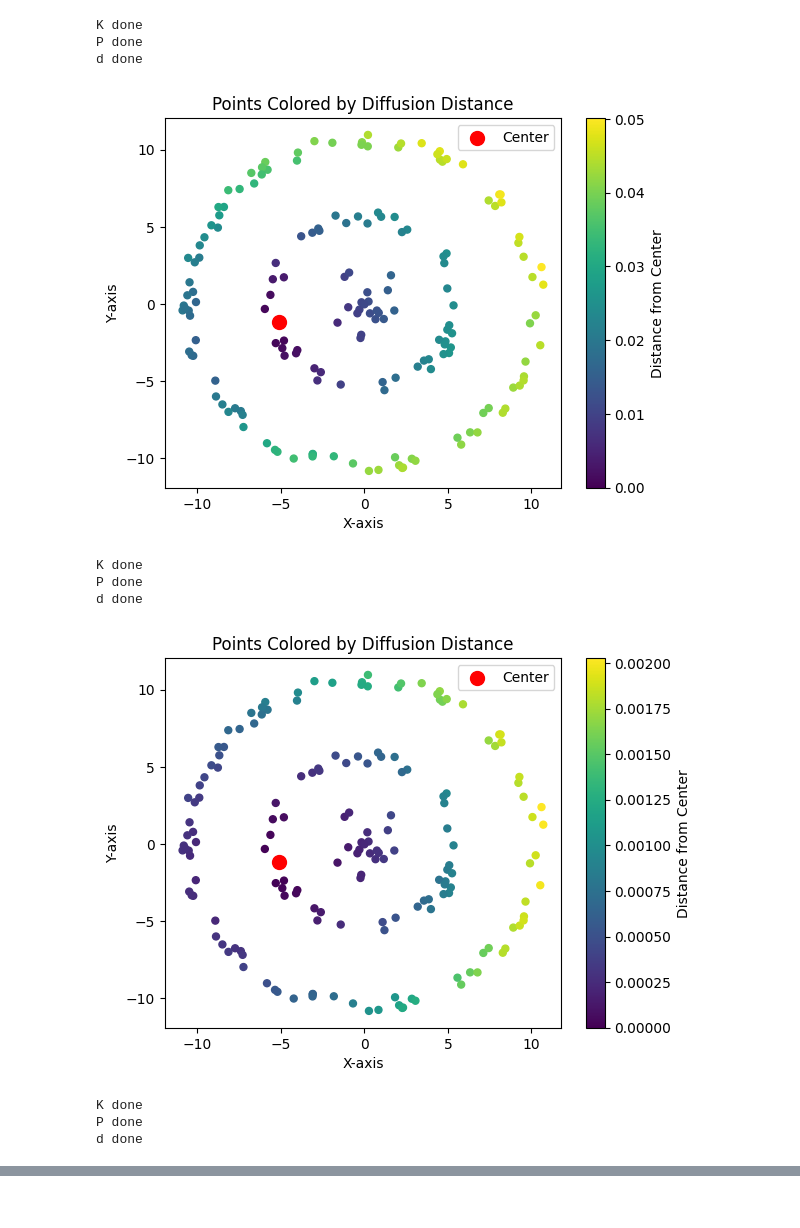
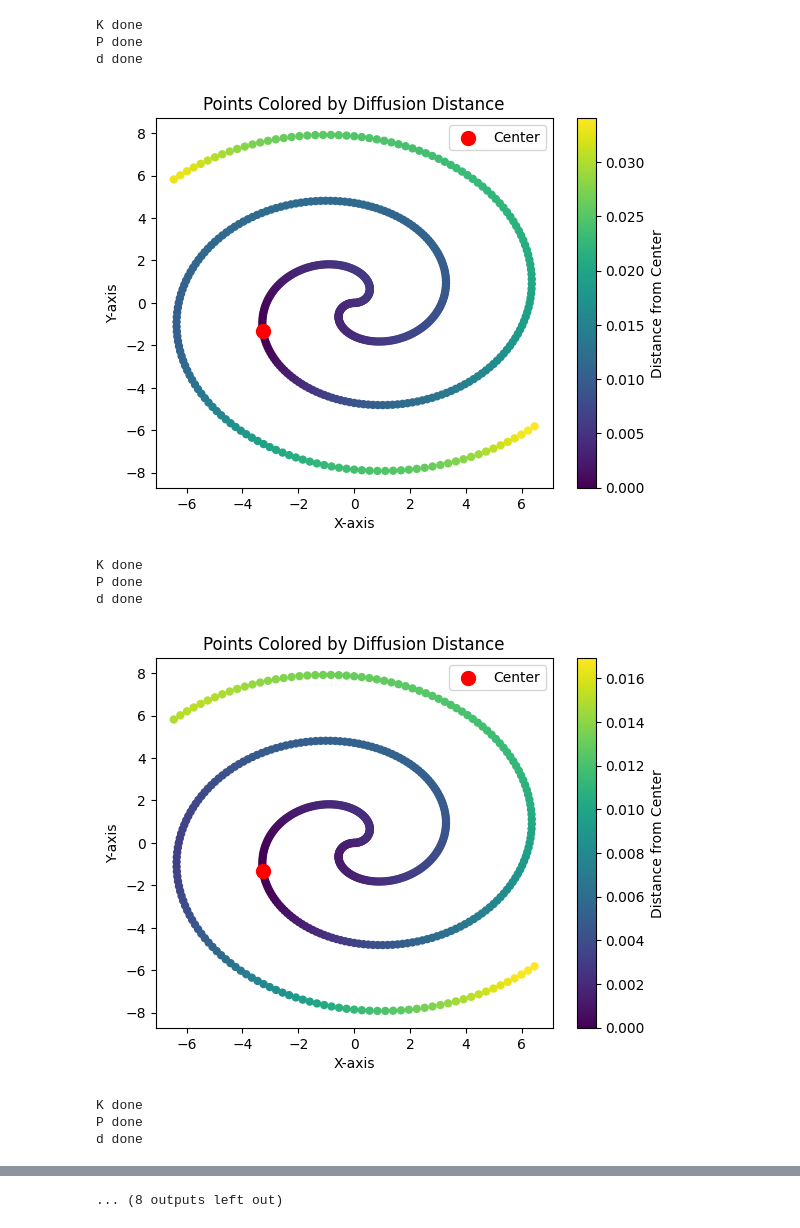
Before and after one commit to Super-eg/Manifold-Learning, a Jupyter notebook: main.ipynb, the cells around one changed output, grey strips where cells are left out. Cells and saved outputs as stored; diff of their text form; code cells hidden in the pictures.

```diff
--- a/main.ipynb
+++ b/main.ipynb
@@ -5,7 +9,7 @@ import numpy as np
 # Read datas
 
 unarr_datas = []
-with open('datas/circle3_sparse.txt', 'r') as in_file:
+with open('datas/spiral2.txt', 'r') as in_file:
     raw_datas = in_file.readlines()
     for line in raw_datas:
         points = list(map(float, line.split()))
@@ -60,0 +63,7 @@ def get_D(P):
+# %%
+K = get_K(datas, 2)
+D, Q= get_DnQ(K)
+P = get_P(K, 1)
+
+# Q is symmetric
+print(sum(transpose(Q) - Q))
@@ -61,16 +148,11 @@ def get_D(P):
 # %%
-# color with Diffusion Distance with array
+# Color with Diffusion Distance with array
+
 def get_d(P, index):
-    def compute_with_row(P, i, j):
-        sum = 0
-        for k in range(N):
-            sum += (P[i][k] - P[j][k]) ** 2
-        return sum
-
-    d = np.zeros(N)
+    D = np.zeros(N)
     for j in range(N):
-        d[j] = compute_with_row(P, index, j)
-    return np.array(d)
+        D[j] = sum( (P[index] - P[j]) ** 2)
+    return np.array(D)
 
 
 def show_diffusion_distance(d, index):
@@ -99,18 +181,31 @@ def show_diffusion_distance(d, index):
     plt.show()
 # %%
 def test(index, sigma, t):
-    K = get_K(datas, sigma=sigma, t=t)
+    K = get_K(datas, sigma)
     print('K done')
-    P = get_P(K)
+    P = get_P(K, t)
     print('P done')
     d = get_d(P, index)
     print('d done')
     show_diffusion_distance(d, index)
 
-INDEX, SIGMA = 21, [0.3, 3, 30, 300]
+def test0(index, t):
+    K = get_K0(datas)
+    print('K0 done')
+    P = get_P(K, t)
+    print('P done')
+    d = get_d(P, index)
+    print('d done')
+    show_diffusion_distance(d, index)
+
+INDEX, SIGMA = 101, [1, 2, 3, 4, 5, 6, 7, 8, 9]
 for s in SIGMA:
     test(INDEX, s, 1)
-test(24, 3, 1)
+
+# INDEX, T = 101, [1, 2, 5, 10, 25, 100]
+# for t in T:
+#     test0(INDEX, t)
+test(240, 3, 1)
 # %% [output]
 K done
 P done
@@ -123,11 +218,11 @@ d done
 K done
 P done
 d done
-[figure, old version]
+[figure, new version]
 K done
 P done
 d done
-[figure, old version]
+[figure, new version]
 K done
 P done
 d done
@@ -135,3 +234,4 @@ d done
+... (8 outputs left out)
 # %%
 # show the row of the P matrix of two points
 
```
Also changed, not shown: parts of 11 cells of this notebook.
